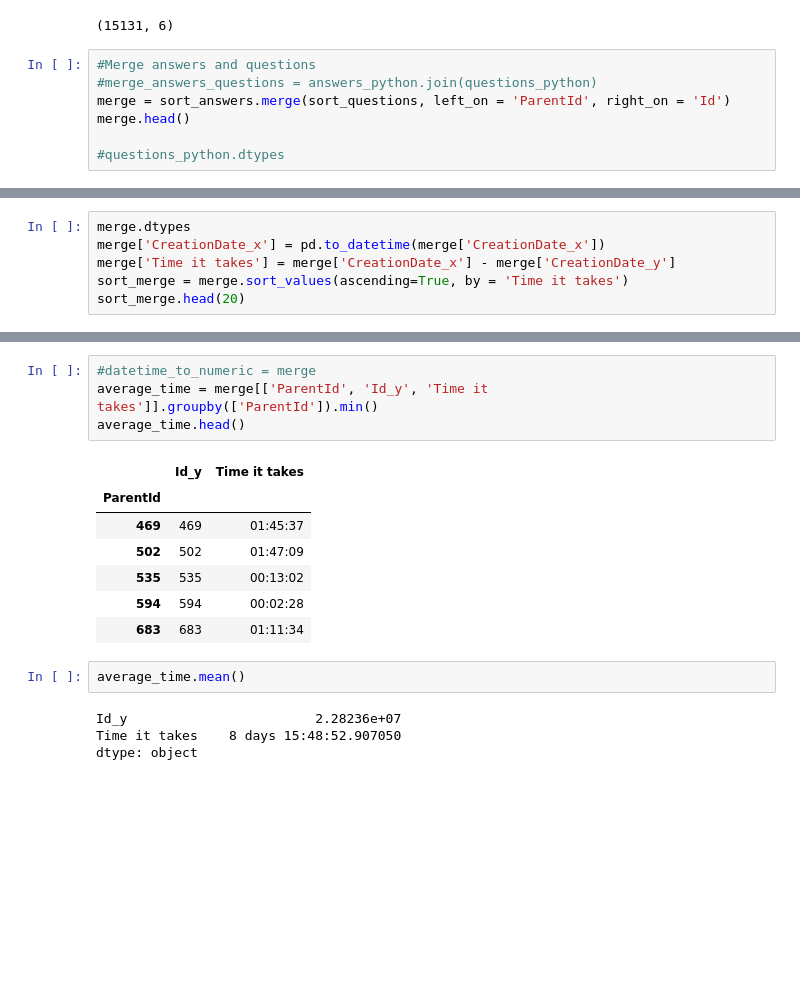
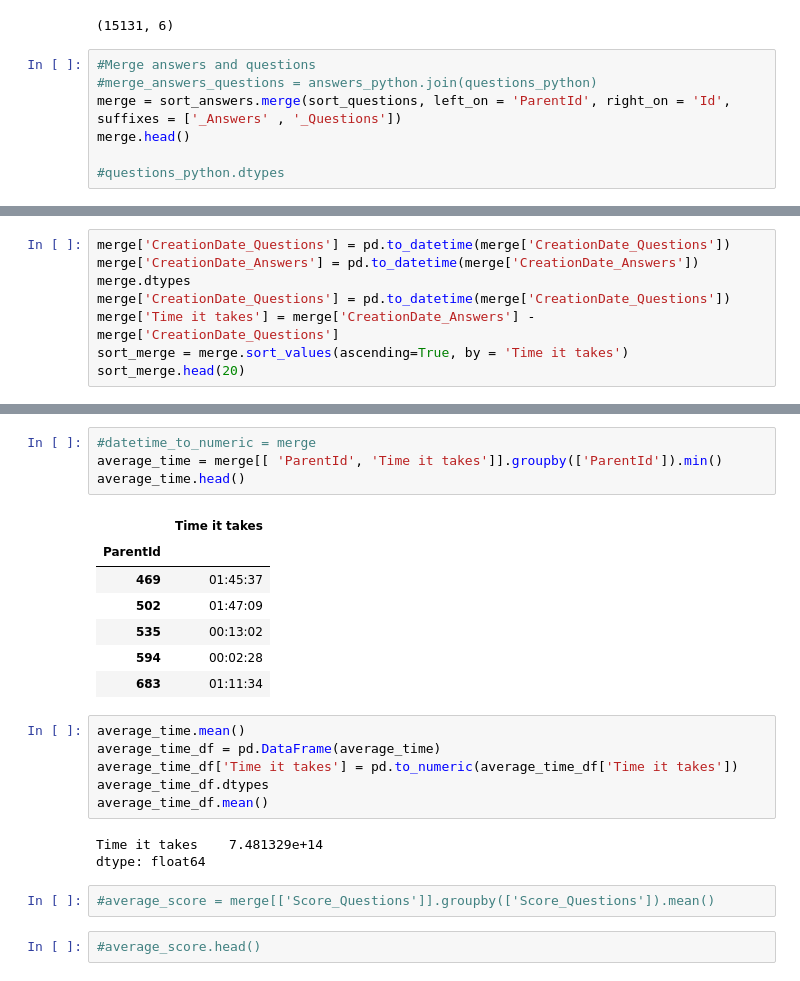
Before and after one commit to fosshie/tnn, a Jupyter notebook: Overstack_Python.ipynb, the cells around one changed output, grey strips where cells are left out. Cells and saved outputs as stored; diff of their text form; blank space fills up the shorter version.

```diff
--- a/Overstack_Python.ipynb
+++ b/Overstack_Python.ipynb
@@ -117,7 +119,7 @@ answer_matplotlib.shape
 # %%
 #Merge answers and questions
 #merge_answers_questions = answers_python.join(questions_python)
-merge = sort_answers.merge(sort_questions, left_on = 'ParentId', right_on = 'Id')
+merge = sort_answers.merge(sort_questions, left_on = 'ParentId', right_on = 'Id', suffixes = ['_Answers' , '_Questions'])
 merge.head()
 
 #questions_python.dtypes
@@ -131,7 +133,9 @@ merge.head()
 # %%
+merge['CreationDate_Questions'] = pd.to_datetime(merge['CreationDate_Questions'])
+merge['CreationDate_Answers'] = pd.to_datetime(merge['CreationDate_Answers'])
 merge.dtypes
-merge['CreationDate_x'] = pd.to_datetime(merge['CreationDate_x'])
-merge['Time it takes'] = merge['CreationDate_x'] - merge['CreationDate_y']
+merge['CreationDate_Questions'] = pd.to_datetime(merge['CreationDate_Questions'])
+merge['Time it takes'] = merge['CreationDate_Answers'] - merge['CreationDate_Questions']
 sort_merge = merge.sort_values(ascending=True, by = 'Time it takes')
 sort_merge.head(20)
 # %% [output]
@@ -155,18 +167,25 @@ sort_merge.head(20)
 # %%
 #datetime_to_numeric = merge
-average_time = merge[['ParentId', 'Id_y', 'Time it takes']].groupby(['ParentId']).min()
+average_time = merge[[ 'ParentId', 'Time it takes']].groupby(['ParentId']).min()
 average_time.head()
 # %% [output]
-|  | Id_y | Time it takes |
-| ParentId |  |  |
-| 469 | 469 | 01:45:37 |
-| 502 | 502 | 01:47:09 |
-| 535 | 535 | 00:13:02 |
-| 594 | 594 | 00:02:28 |
-| 683 | 683 | 01:11:34 |
+|  | Time it takes |
+| ParentId |  |
+| 469 | 01:45:37 |
+| 502 | 01:47:09 |
+| 535 | 00:13:02 |
+| 594 | 00:02:28 |
+| 683 | 01:11:34 |
-# %%
-average_time.mean()
-# %% [output]
-Id_y                        2.28236e+07
-Time it takes    8 days 15:48:52.907050
-dtype: object
+# %%
+average_time.mean()
+average_time_df = pd.DataFrame(average_time)
+average_time_df['Time it takes'] = pd.to_numeric(average_time_df['Time it takes'])
+average_time_df.dtypes
+average_time_df.mean()
+# %% [output]
+Time it takes    7.481329e+14
+dtype: float64
+# %%
+#average_score = merge[['Score_Questions']].groupby(['Score_Questions']).mean()
+# %%
+#average_score.head()
```
Also changed, not shown: parts of 8 cells of this notebook.
